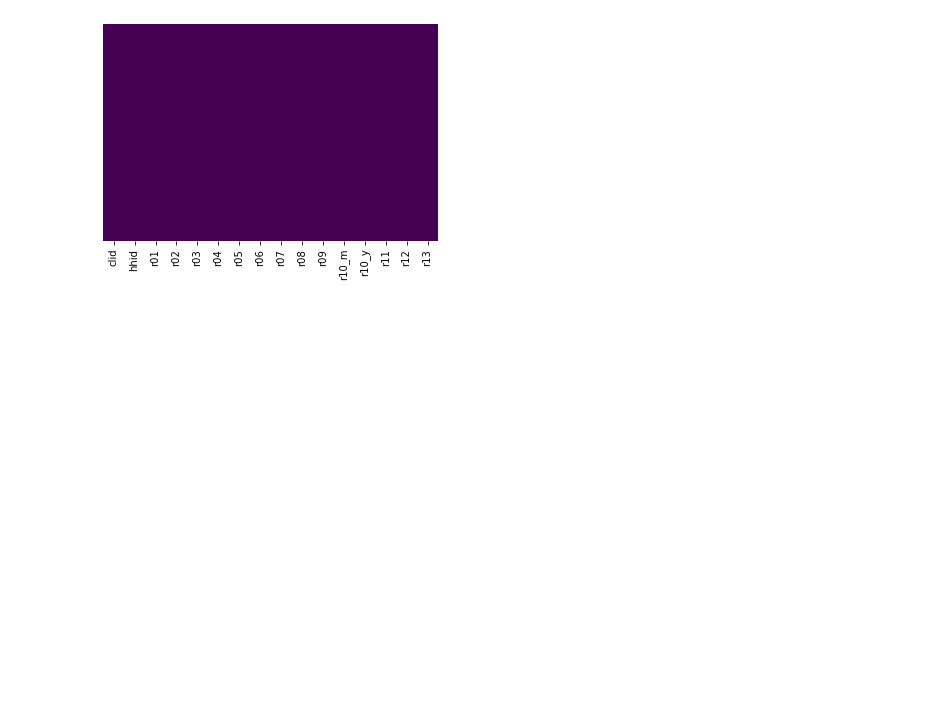
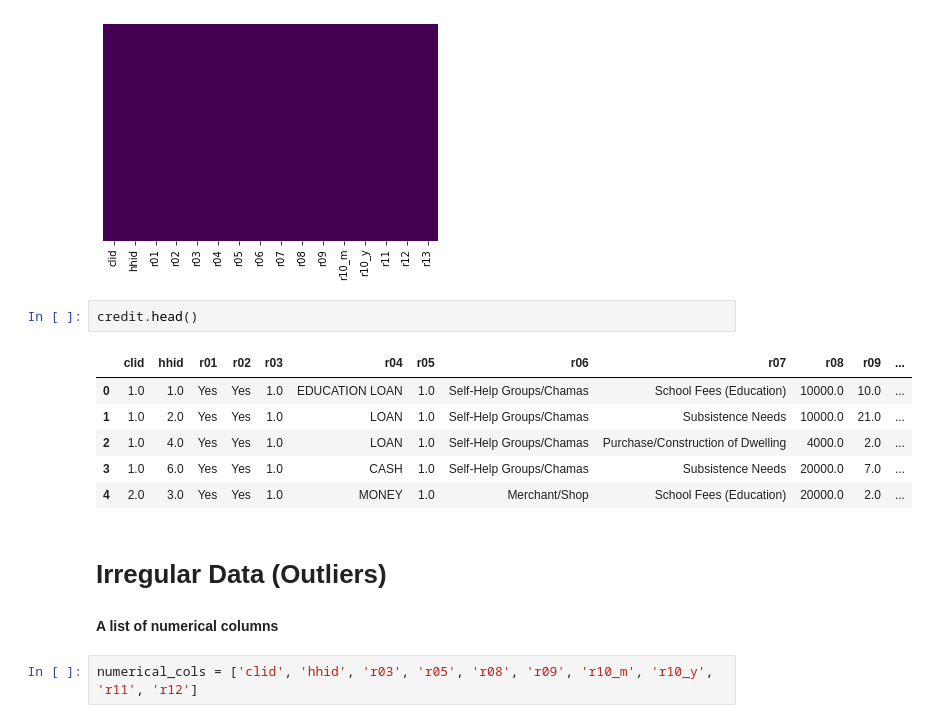
Before and after one commit to lyraxvincent/Data-Wrangling-and-Cleaning, a Jupyter notebook: KIHBS data/credit data cleaning.ipynb, the cells around one changed output. Cells and saved outputs as stored; diff of their text form; blank space fills up the shorter version.

```diff
--- a/KIHBS data/credit data cleaning.ipynb
+++ b/KIHBS data/credit data cleaning.ipynb
@@ -740,3 +740,18 @@ sns.heatmap(credit.isnull(), cbar=False, yticklabels=False, cmap='viridis')
 # %% [output]
 <matplotlib.axes._subplots.AxesSubplot at 0x...>
 [figure]
+# %%
+credit.head()
+# %% [output]
+|  | clid | hhid | r01 | r02 | r03 | r04 | r05 | r06 | r07 | r08 | r09 | ... |
+| 0 | 1.0 | 1.0 | Yes | Yes | 1.0 | EDUCATION LOAN | 1.0 | Self-Help Groups/Chamas | School Fees (Education) | 10000.0 | 10.0 | ... |
+| 1 | 1.0 | 2.0 | Yes | Yes | 1.0 | LOAN | 1.0 | Self-Help Groups/Chamas | Subsistence Needs | 10000.0 | 21.0 | ... |
+| 2 | 1.0 | 4.0 | Yes | Yes | 1.0 | LOAN | 1.0 | Self-Help Groups/Chamas | Purchase/Construction of Dwelling | 4000.0 | 2.0 | ... |
+| 3 | 1.0 | 6.0 | Yes | Yes | 1.0 | CASH | 1.0 | Self-Help Groups/Chamas | Subsistence Needs | 20000.0 | 7.0 | ... |
+| 4 | 2.0 | 3.0 | Yes | Yes | 1.0 | MONEY | 1.0 | Merchant/Shop | School Fees (Education) | 20000.0 | 2.0 | ... |
+# %% [markdown]
+# Irregular Data (Outliers)
+# %% [markdown]
+**A list of numerical columns**
+# %%
+numerical_cols = ['clid', 'hhid', 'r03', 'r05', 'r08', 'r09', 'r10_m', 'r10_y', 'r11', 'r12']
```
Also changed, not shown: parts of 17 cells of this notebook.
